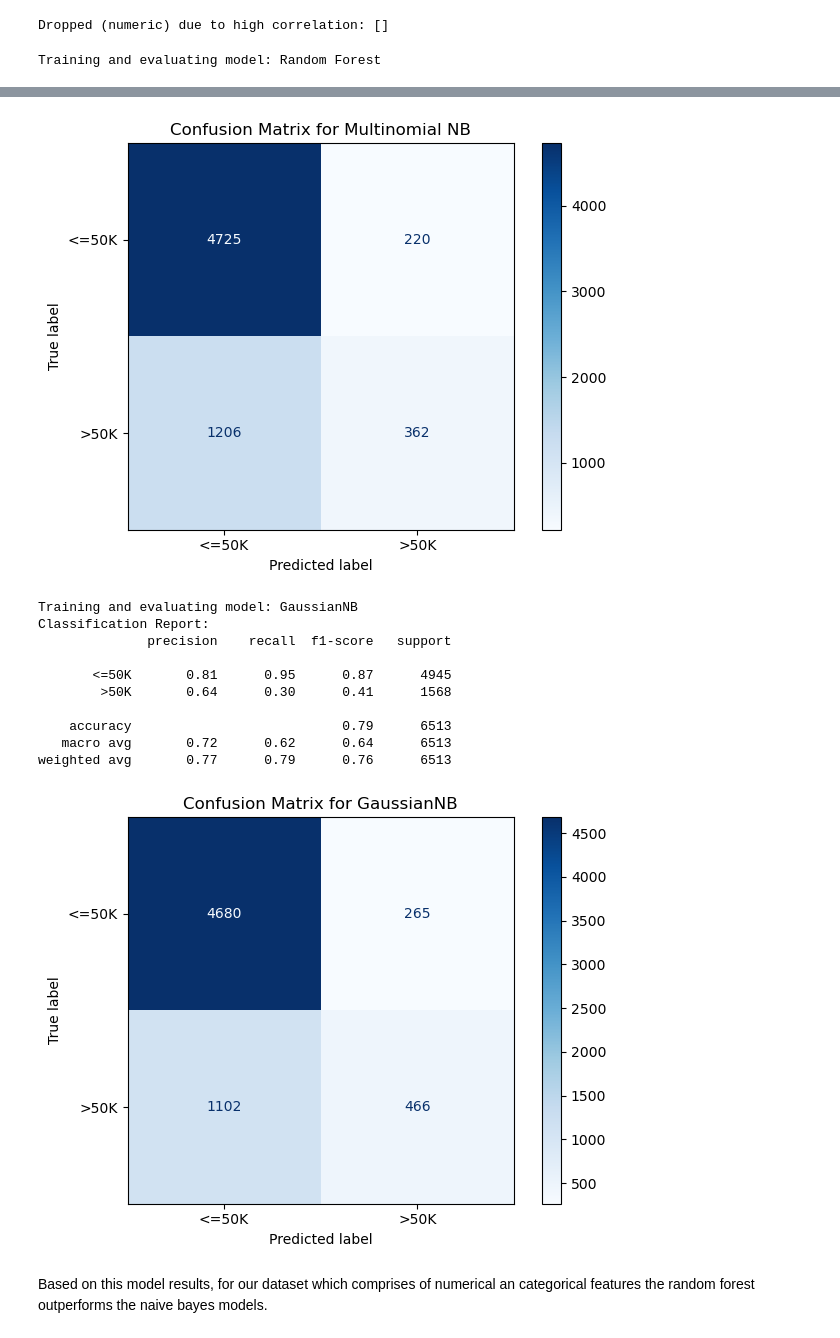
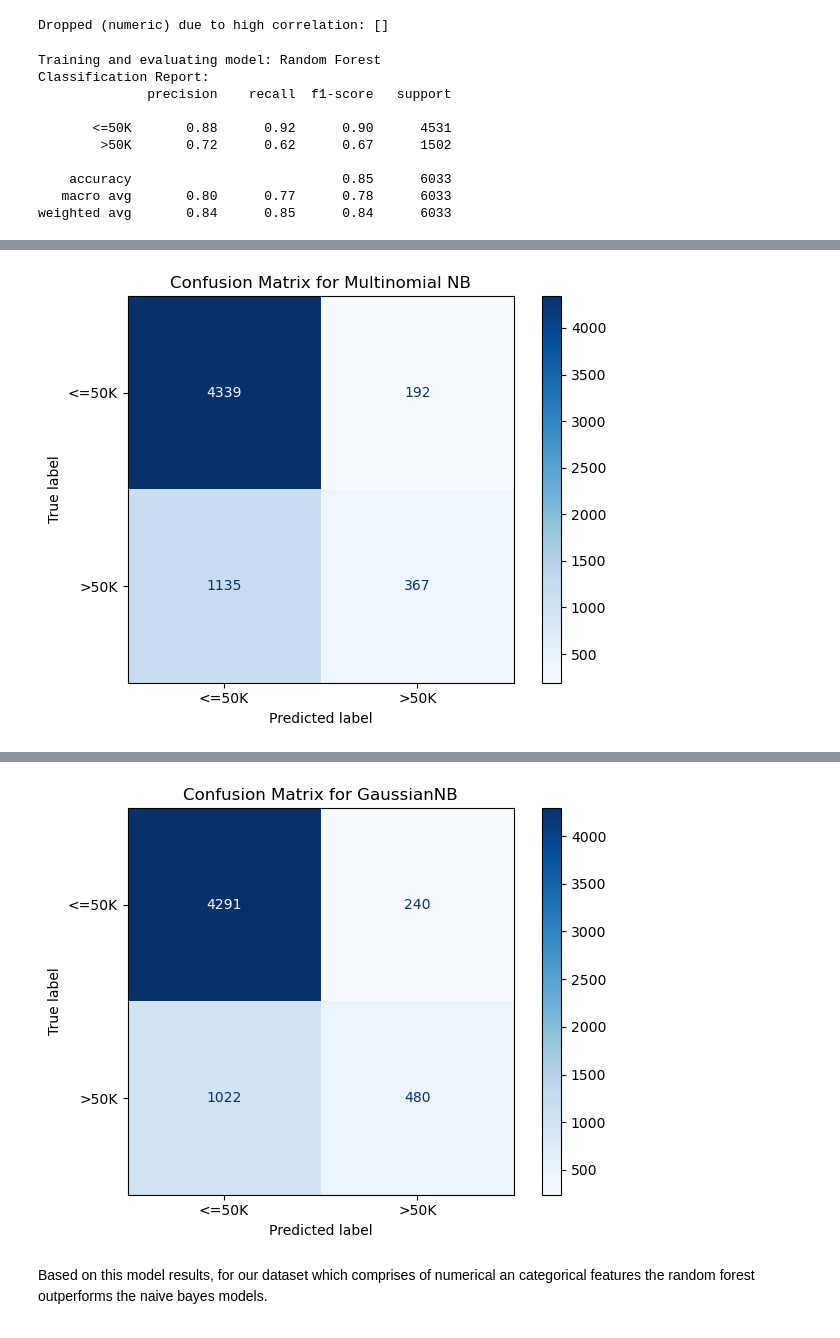
Before and after one commit to Chizobawisdom/Portfolio, a Jupyter notebook: 03_Predictive-Maintenance/Randomforest_Classification.ipynb, the cells around one changed output, grey strips where cells are left out. Cells and saved outputs as stored; diff of their text form; code cells hidden in the pictures.

```diff
--- a/03_Predictive-Maintenance/Randomforest_Classification.ipynb
+++ b/03_Predictive-Maintenance/Randomforest_Classification.ipynb
@@ -29,7 +29,7 @@ df = kagglehub.dataset_load(
 )
 #df = pd.read_csv('/Users/E1012131/Downloads/adult.csv')
 df.replace('?', np.nan, inplace=True) # this changes all question marks within the features to NaN null values
-df = df.dropna(how='all')  # Drop rows with missing values
+df = df.dropna()  # Drop rows with missing values
 
 print(df.describe()) # gves a description of the dataframe we are working with
 print(df.columns) # lists out all feature column names
@@ -151,7 +151,7 @@ def training_class(): # this is a function to call multiüle models within a pip
     ])
     categorical_pipe = SkPipeline([
         ('imputer', SimpleImputer(strategy='most_frequent', add_indicator=True)),
-        ('onehot', OneHotEncoder(handle_unknown='ignore', sparse_output=False, drop='if_binary', min_frequency=0.01)) # this encoding method is selected as it is suitable for the naive bayes classifiers its irrelevant for the random forest
+        ('onehot', OneHotEncoder(handle_unknown='ignore', sparse_output=False)) # this encoding method is selected as it is suitable for the naive bayes classifiers its irrelevant for the random forest
     ])
 
     preprocessor = ColumnTransformer(
@@ -167,8 +167,8 @@ def training_class(): # this is a function to call multiüle models within a pip
         # Build pipeline per model
         pipe = Pipeline([
             ('preprocessor', preprocessor),
-            ('kbest', SelectKBest(score_func=mutual_info_classif, k=64)), #''' the k values could range from 5 to 64 . 24 was chosen based on multiple runs of the model. This is used to select features based on mutual information which is suitable for both categorical and numerical features. This is the feature-target relationship. '''
-            ('smote', SMOTE(random_state=42, sampling_strategy='auto', k_neighbors=5)), # this controls the variablity of synthetic samples used in reducing oversamling. 42 is a fixed value to ensure the model generates the same synthetic samples each time it is run
+            ('kbest', SelectKBest(score_func=mutual_info_classif, k=24)), #''' the k values could range from 5 to 62 . 24 was chosen based on multiple runs of the model. This is used to select features based on mutual information which is suitable for both categorical and numerical features. This is the feature-target relationship. '''
+            ('smote', SMOTE(random_state=42, sampling_strategy=0.5, k_neighbors=5)), # this controls the variablity of synthetic samples used in reducing oversamling. 42 is a fixed value to ensure the model generates the same synthetic samples each time it is run
             ('classifier', model)
         ]) # the preprocessors, oversampling(smote) as well as model type are ladaed for each model in a pipe
 
@@ -191,3 +191,12 @@ def training_class(): # this is a function to call multiüle models within a pip
 training_class() # the function is run so the multiple models are generated and tested one after the other
 # %% [output]
 Training and evaluating model: Random Forest
+Classification Report:
+              precision    recall  f1-score   support
+
+       <=50K       0.88      0.92      0.90      4531
+        >50K       0.72      0.62      0.67      1502
+
+    accuracy                           0.85      6033
+   macro avg       0.80      0.77      0.78      6033
+weighted avg       0.84      0.85      0.84      6033
@@ -203,0 +214 @@ weighted avg       0.84      0.85      0.85      6513
+[figure, new version]
@@ -214,14 +225,3 @@ weighted avg       0.75      0.78      0.74      6513
-[figure, old version]
-Training and evaluating model: GaussianNB
-Classification Report:
-              precision    recall  f1-score   support
-
-       <=50K       0.81      0.95      0.87      4945
-        >50K       0.64      0.30      0.41      1568
-
-    accuracy                           0.79      6513
-   macro avg       0.72      0.62      0.64      6513
-weighted avg       0.77      0.79      0.76      6513
-[figure, old version]
+[figure, new version]
 # %% [markdown]
 Based on this model results, for our dataset which comprises of numerical an categorical features the random forest outperforms the naive bayes models.
```
Also changed, not shown: parts of 4 cells of this notebook.
